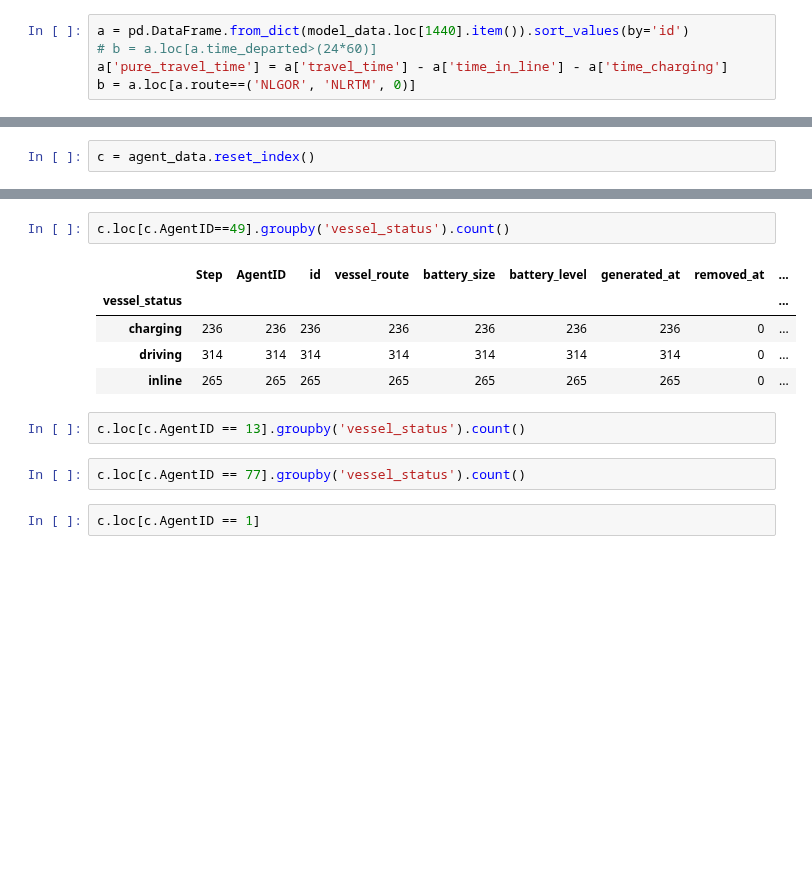
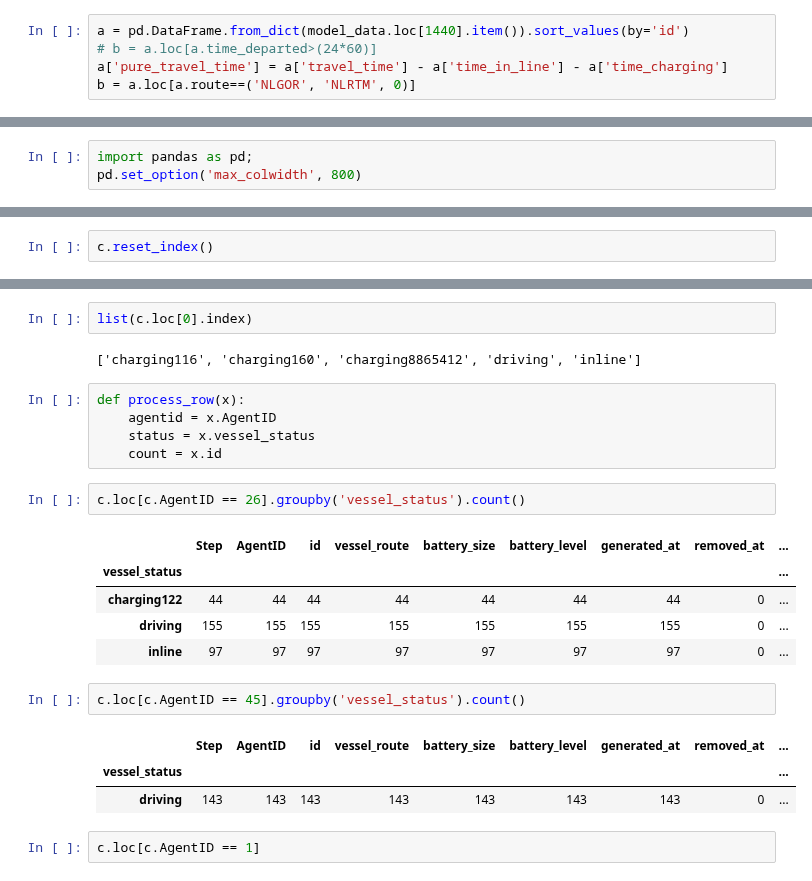
Before and after one commit to fabiandriessen/Thesis, a Jupyter notebook: ABM/own_work/Input_data_test.ipynb, the cells around one changed output, grey strips where cells are left out. Drawn from its saved outputs; the diff is of its cells as text; blank space fills up the shorter version.

Commit message:
Data_processing_fixed!
Now neatly extracts all data from agent data, "model data" became redundant and may be deleted later on

```diff
--- a/ABM/own_work/Input_data_test.ipynb
+++ b/ABM/own_work/Input_data_test.ipynb
@@ -46,0 +29,3 @@ a
+# %%
+import pandas as pd;
+pd.set_option('max_colwidth', 800)
@@ -47,2 +431,2 @@ a
 # %%
-c = agent_data.reset_index()
+c.reset_index()
@@ -49,15 +447,26 @@ c = agent_data.reset_index()
+# %%
+list(c.loc[0].index)
+# %% [output]
+['charging116', 'charging160', 'charging8865412', 'driving', 'inline']
+# %%
+def process_row(x):
+    agentid = x.AgentID
+    status = x.vessel_status
+    count = x.id
 # %%
-c.loc[c.AgentID==49].groupby('vessel_status').count()
+c.loc[c.AgentID == 26].groupby('vessel_status').count()
 # %% [output]
 |  | Step | AgentID | id | vessel_route | battery_size | battery_level | generated_at | removed_at | ... |
 | vessel_status |  |  |  |  |  |  |  |  | ... |
-| charging | 236 | 236 | 236 | 236 | 236 | 236 | 236 | 0 | ... |
-| driving | 314 | 314 | 314 | 314 | 314 | 314 | 314 | 0 | ... |
-| inline | 265 | 265 | 265 | 265 | 265 | 265 | 265 | 0 | ... |
+| charging122 | 44 | 44 | 44 | 44 | 44 | 44 | 44 | 0 | ... |
+| driving | 155 | 155 | 155 | 155 | 155 | 155 | 155 | 0 | ... |
+| inline | 97 | 97 | 97 | 97 | 97 | 97 | 97 | 0 | ... |
 # %%
-c.loc[c.AgentID == 13].groupby('vessel_status').count()
+c.loc[c.AgentID == 45].groupby('vessel_status').count()
+# %% [output]
+|  | Step | AgentID | id | vessel_route | battery_size | battery_level | generated_at | removed_at | ... |
+| vessel_status |  |  |  |  |  |  |  |  | ... |
+| driving | 143 | 143 | 143 | 143 | 143 | 143 | 143 | 0 | ... |
-# %%
-c.loc[c.AgentID == 77].groupby('vessel_status').count()
 # %%
 c.loc[c.AgentID == 1]
 # %%
```
Also changed, not shown: parts of 43 cells of this notebook, 5 other files.
